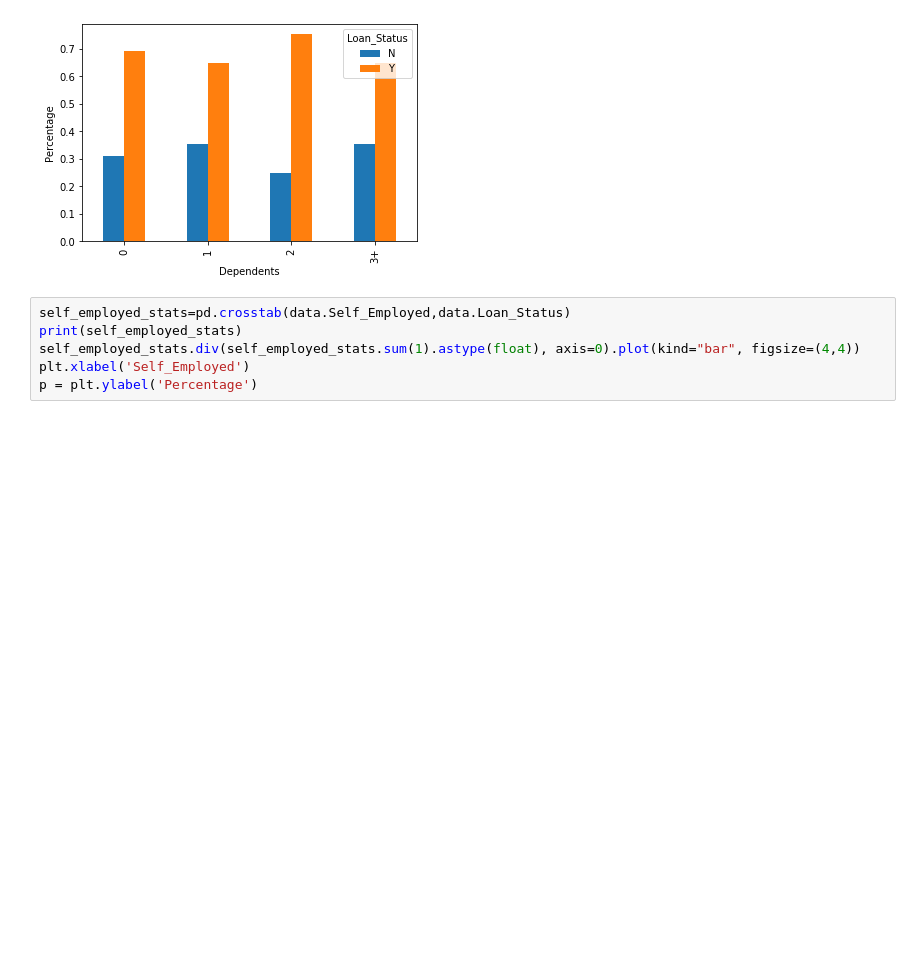
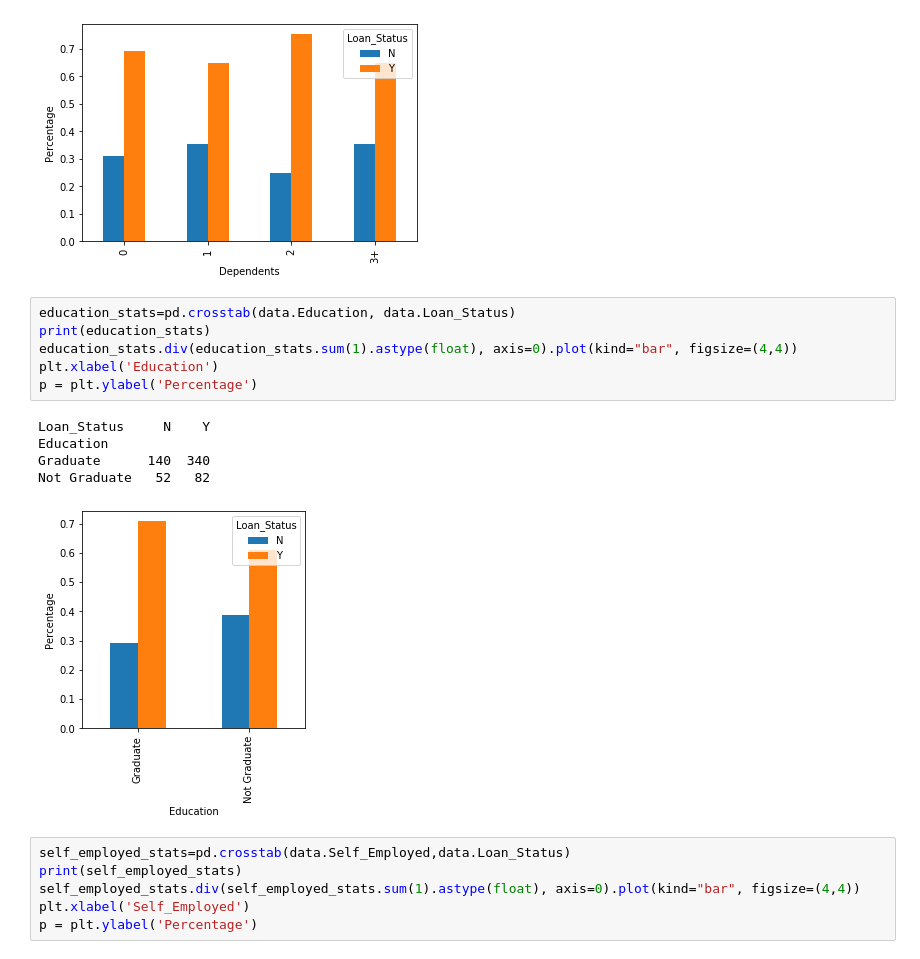
Before and after one commit to Madhav2/ML-Training, a Jupyter notebook: loan_prediction.ipynb, the cells around one changed output. Cells and saved outputs as stored; diff of their text form; blank space fills up the shorter version.

```diff
--- a/loan_prediction.ipynb
+++ b/loan_prediction.ipynb
@@ -135,6 +137,18 @@ Dependents
 2             25   76
 3+            18   33
 [figure]
+# %%
+education_stats=pd.crosstab(data.Education, data.Loan_Status)
+print(education_stats)
+education_stats.div(education_stats.sum(1).astype(float), axis=0).plot(kind="bar", figsize=(4,4))
+plt.xlabel('Education')
+p = plt.ylabel('Percentage')
+# %% [output]
+Loan_Status     N    Y
+Education
+Graduate      140  340
+Not Graduate   52   82
+[figure, added]
 # %%
 self_employed_stats=pd.crosstab(data.Self_Employed,data.Loan_Status)
 print(self_employed_stats)
```
Also changed, not shown: parts of 14 cells of this notebook.
